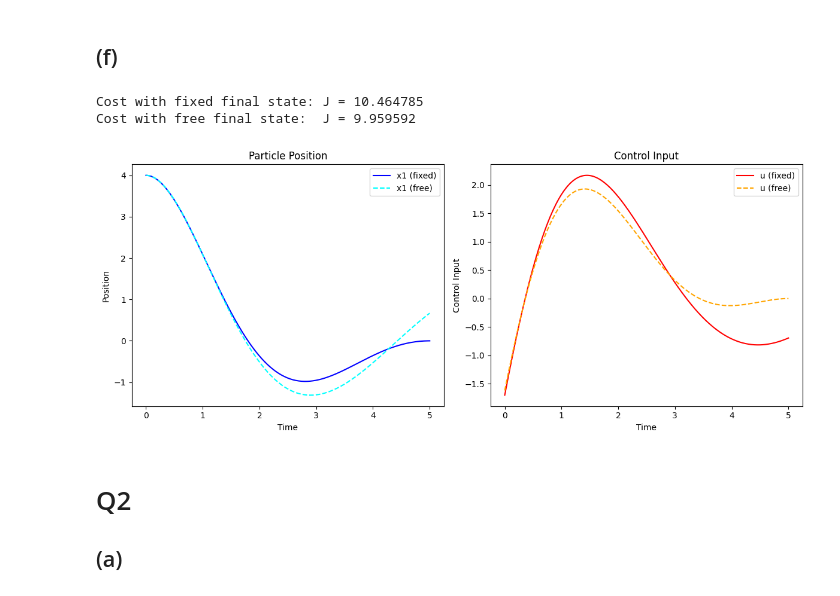
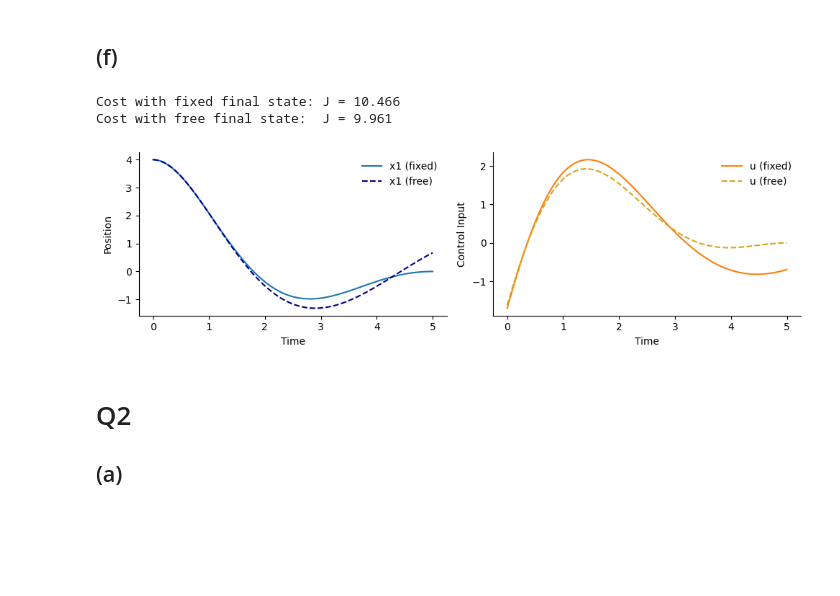
Before and after one commit to Ham0osh/phys_445, a Jupyter notebook: PHYS 887/A2.ipynb, the cells around one changed output. Saved outputs shown, nothing was run; the diff lists cells and outputs as text; code cells hidden in the pictures; blank space fills up the shorter version.

Commit message:
plots

```diff
--- a/PHYS 887/A2.ipynb
+++ b/PHYS 887/A2.ipynb
@@ -117,77 +119,73 @@ Control cost J for τ = 1000.000 is 0.016875
 # System dynamics for modified cost L = 0.5*(x^2 + u^2)
 def dynamics(t, y):
     x1, x2, l1, l2 = y
-    u = -l2
-    dx1dt = x2
-    dx2dt = -x1 + u
-    dl1dt = l2 - x1
-    dl2dt = -l1
+    dx1dt =     x2
+    dx2dt = -x1        -l2  # u=-l2
+    dl1dt = -x1        +l2
+    dl2dt =        -l1
     return np.array([dx1dt, dx2dt, dl1dt, dl2dt])
 
 # Case A: Fixed final state boundary conditions
 def bc_case_a(ya, yb):
-    x1a, x2a, _, _ = ya
+    x1a, x2a, _, _ = ya  # only BC on x
     x1b, x2b, _, _ = yb
     return np.array([x1a - 4, x2a, x1b, x2b])
 
 # Case B: Free final state, zero costate at final time
 def bc_case_b(ya, yb):
-    x1a, x2a, _, _ = ya
+    x1a, x2a, _, _ = ya  # BC on lambdas
     _, _, l1b, l2b = yb
     return np.array([x1a - 4, x2a, l1b, l2b])
 
-# General solver
-def solve_bvp_case(tau, bc_func):
-    t = np.linspace(0, tau, 200)
+def solve_bvp_case(tau, bc_func, resolution=100):
+    t = np.linspace(0, tau, resolution)
     y_guess = np.zeros((4, t.size))
-    y_guess[0] = 4 * (1 - t / tau)
+    y_guess[0] = 0
     return solve_bvp(dynamics, bc_func, t, y_guess)
 
-# Solve both cases
-tau = 5.0
+# Solve both
+tau = 5
 sol_a = solve_bvp_case(tau, bc_case_a)
 sol_b = solve_bvp_case(tau, bc_case_b)
 
-# Extract data
+# Extract solution
 t_vals = sol_a.x
 x1_a, x2_a, _, l2_a = sol_a.y
 x1_b, x2_b, _, l2_b = sol_b.y
 u_a = -l2_a
 u_b = -l2_b
 
-# Compute costs
+# Compute costs as integral sum
 J_a = 0.5 * np.trapz(x1_a**2 + u_a**2, t_vals)
 J_b = 0.5 * np.trapz(x1_b**2 + u_b**2, t_vals)
 
 # Print costs
-print(f"Cost with fixed final state: J = {J_a:.6f}")
-print(f"Cost with free final state:  J = {J_b:.6f}")
+print(f"Cost with fixed final state: J = {J_a:.3f}")
+print(f"Cost with free final state:  J = {J_b:.3f}")
 
 # Plotting
-plt.figure(figsize=(12, 5))
+fig, (ax1, ax2) = plt.subplots(1, 2, figsize=(10, 3))
 
-plt.subplot(1, 2, 1)
-plt.plot(t_vals, x1_a, label='x1 (fixed)', color='blue')
-plt.plot(t_vals, x1_b, label='x1 (free)', color='cyan', linestyle='--')
-plt.xlabel("Time")
-plt.ylabel("Position")
-plt.title("Particle Position")
-plt.legend()
+ax1.plot(t_vals, x1_a, label='x1 (fixed)', color='C0')
+ax1.plot(t_vals, x1_b, label='x1 (free)', color='darkblue', linestyle='--')
+ax1.set(xlabel = "Time", ylabel = "Position")
+ax1.legend(framealpha=0)
+hp.despine(ax1)
 
-plt.subplot(1, 2, 2)
-plt.plot(t_vals, u_a, label='u (fixed)', color='red')
-plt.plot(t_vals, u_b, label='u (free)', color='orange', linestyle='--')
-plt.xlabel("Time")
-plt.ylabel("Control Input")
-plt.title("Control Input")
-plt.legend()
+ax2.plot(t_vals, u_a, label='u (fixed)', color='C1')
+ax2.plot(t_vals, u_b, label='u (free)', color='goldenrod', linestyle='--')
+ax2.set(xlabel="Time", ylabel="Control Input")
+ax2.legend(framealpha=0)
+hp.despine(ax2)
 
 plt.tight_layout()
+plt.savefig(f'plots/q1_f_{tau:.2f}.pdf', bbox_inches='tight')
+plt.savefig(f'plots/q1_f_{tau:.2f}.png', bbox_inches='tight')
 plt.show()
 # %% [output]
-Cost with fixed final state: J = 10.464785
-Cost with free final state:  J = 9.959592
+Cost with fixed final state: J = 10.466
+Cost with free final state:  J = 9.961
-[figure, old version]
+[figure, new version]
 # %% [markdown]
 # Q2
 ## (a)
```
Also changed, not shown: parts of 7 cells of this notebook, 23 other files.
